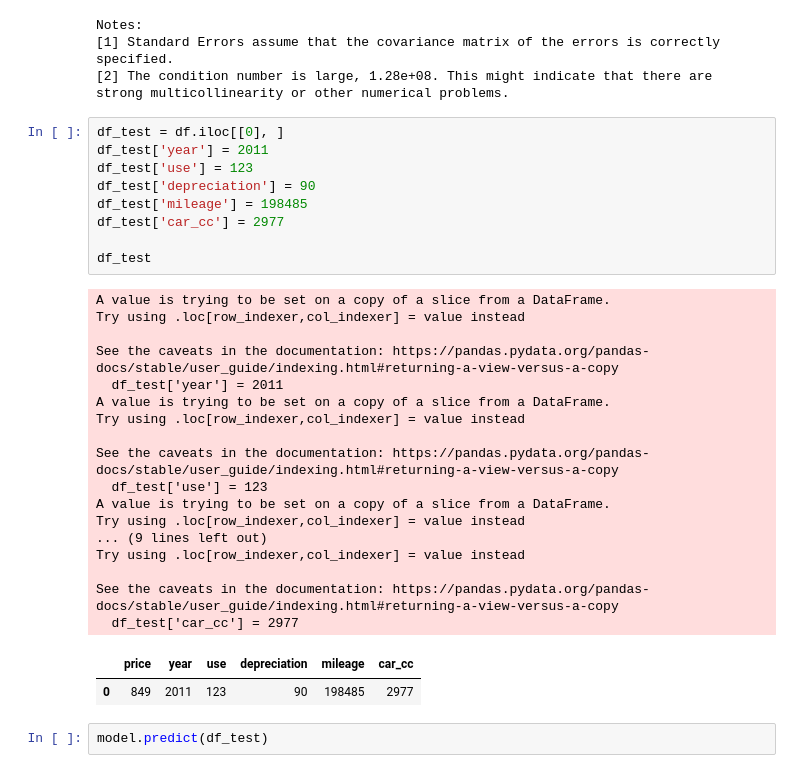
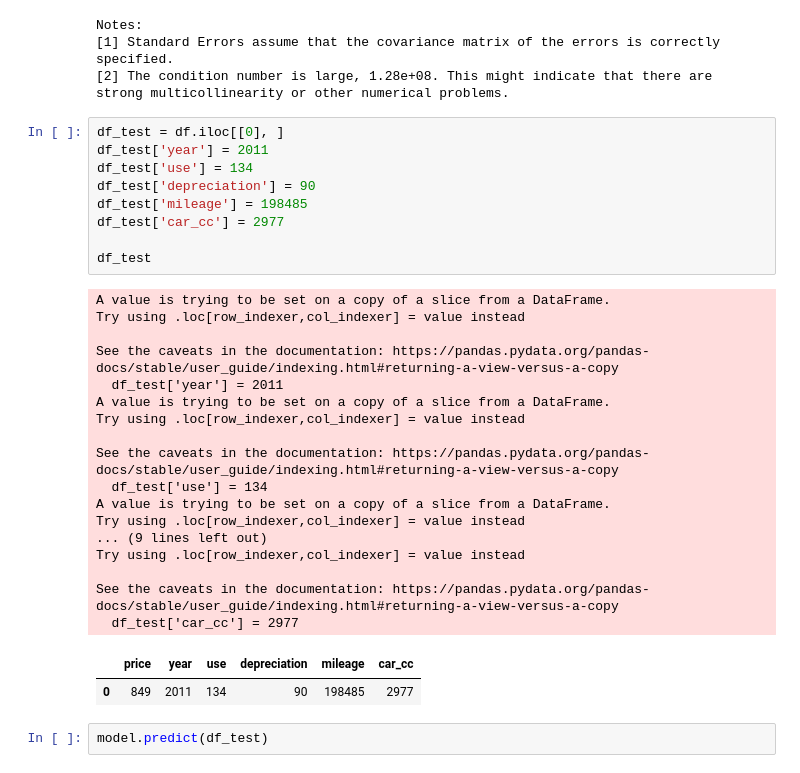
Before and after one commit to ethan528/Python, a Jupyter notebook: 중고차 시세 예측/중고차 가격예측.ipynb, the cells around one changed output. Saved outputs shown, nothing was run; the diff lists cells and outputs as text.

```diff
--- a/중고차 시세 예측/중고차 가격예측.ipynb
+++ b/중고차 시세 예측/중고차 가격예측.ipynb
@@ -186,32 +186,32 @@ strong multicollinearity or other numerical problems.
 # %%
 df_test = df.iloc[[0], ]
 df_test['year'] = 2011
-df_test['use'] = 123
+df_test['use'] = 134
 df_test['depreciation'] = 90
 df_test['mileage'] = 198485
 df_test['car_cc'] = 2977
 
 df_test
 # %% [output]
 A value is trying to be set on a copy of a slice from a DataFrame.
 Try using .loc[row_indexer,col_indexer] = value instead
 
 See the caveats in the documentation: https://pandas.pydata.org/pandas-docs/stable/user_guide/indexing.html#returning-a-view-versus-a-copy
   df_test['year'] = 2011
 A value is trying to be set on a copy of a slice from a DataFrame.
 Try using .loc[row_indexer,col_indexer] = value instead
 
 See the caveats in the documentation: https://pandas.pydata.org/pandas-docs/stable/user_guide/indexing.html#returning-a-view-versus-a-copy
-  df_test['use'] = 123
+  df_test['use'] = 134
 A value is trying to be set on a copy of a slice from a DataFrame.
 Try using .loc[row_indexer,col_indexer] = value instead
 ... (9 lines left out)
 Try using .loc[row_indexer,col_indexer] = value instead
 
 See the caveats in the documentation: https://pandas.pydata.org/pandas-docs/stable/user_guide/indexing.html#returning-a-view-versus-a-copy
   df_test['car_cc'] = 2977
 |  | price | year | use | depreciation | mileage | car_cc |
-| 0 | 849 | 2011 | 123 | 90 | 198485 | 2977 |
+| 0 | 849 | 2011 | 134 | 90 | 198485 | 2977 |
 # %%
 model.predict(df_test)
 # %% [output]
```
